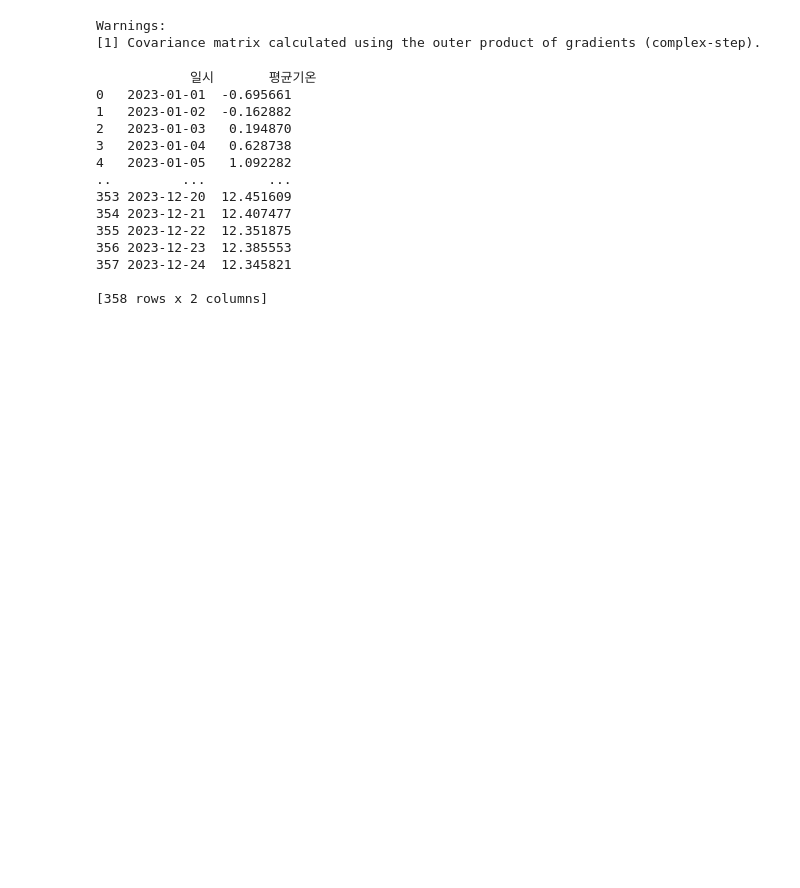
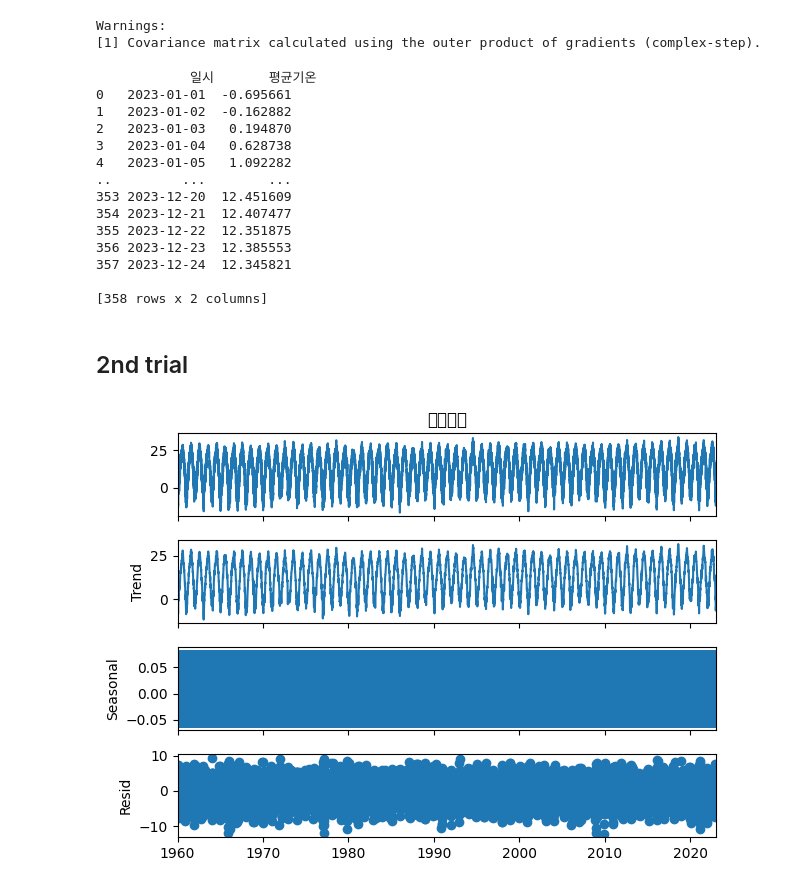
Before and after one commit to syl0702/dacon_seoul_climate, a Jupyter notebook: analysis.ipynb, the cells around one changed output. Saved outputs shown, nothing was run; the diff lists cells and outputs as text; code cells hidden in the pictures; blank space fills up the shorter version.

Commit message:
2nd trial

```diff
--- a/analysis.ipynb
+++ b/analysis.ipynb
@@ -406,3 +406,14 @@ print(forecast_df)
 [358 rows x 2 columns]
 # %%
 forecast_df.to_csv('sub_1.csv', index=False)
+# %% [markdown]
+## 2nd trial
+# %%
+from statsmodels.tsa.seasonal import seasonal_decompose
+
+s_revenue = df1.loc[:, '평균기온']
+result = seasonal_decompose(s_revenue, model='additive', period=10)
+result.plot()
+plt.show()
+# %% [output]
+[figure, added]
```
Also changed, not shown: parts of 5 cells of this notebook, 1 other file.
